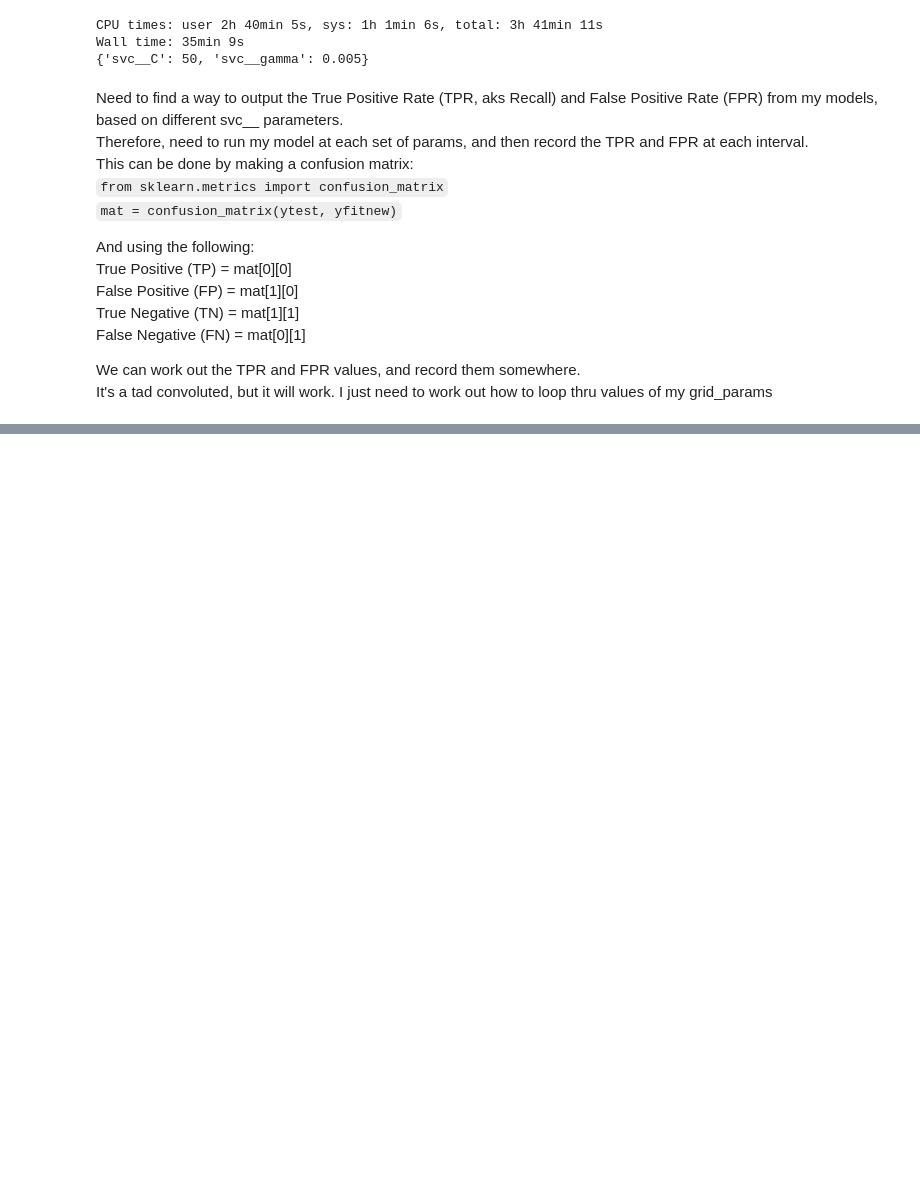
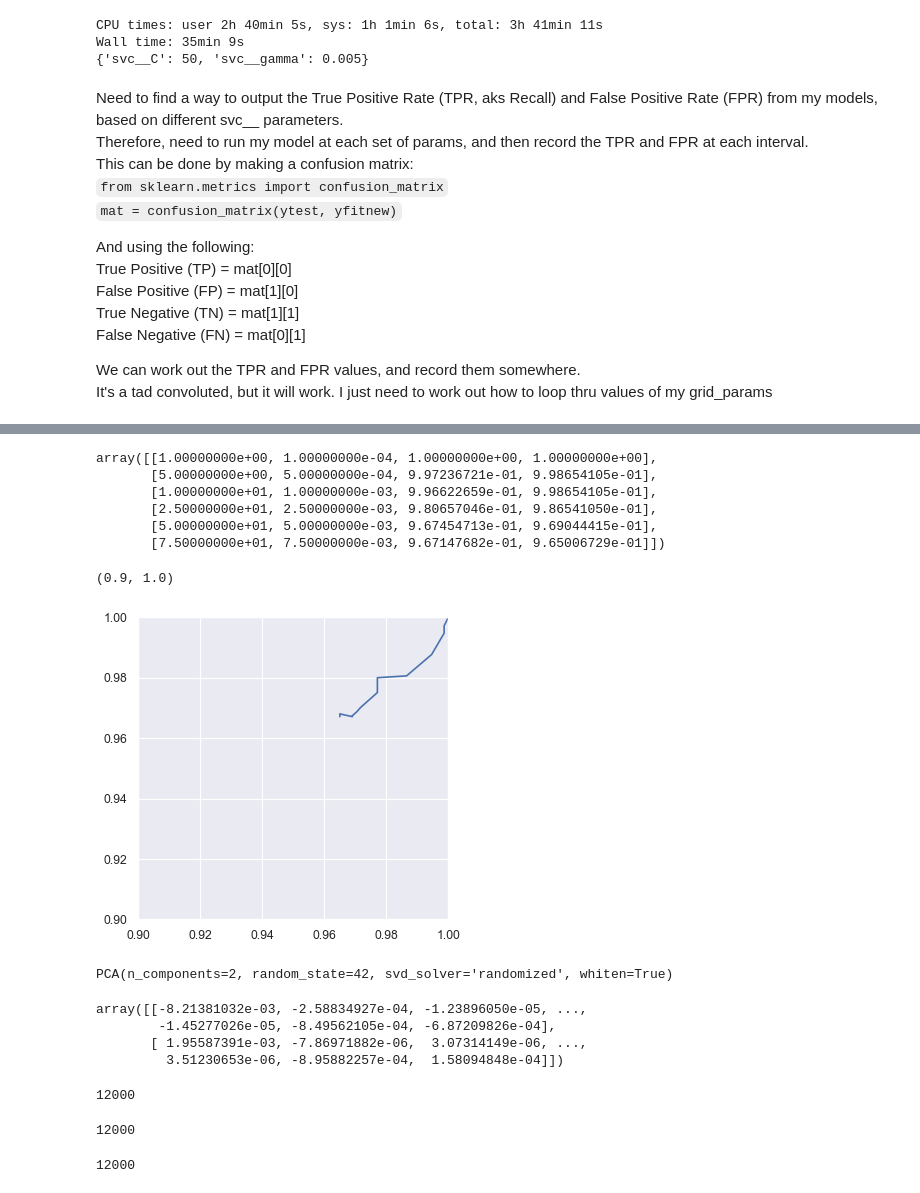
Before and after one commit to jdowzell/Thesis, a Jupyter notebook: 20210407 - ROC-AUC.ipynb, the cells around one changed output, grey strips where cells are left out. Cells and saved outputs as stored; diff of their text form; code cells hidden in the pictures; blank space fills up the shorter version.

```diff
--- a/20210407 - ROC-AUC.ipynb
+++ b/20210407 - ROC-AUC.ipynb
@@ -125,0 +212,2 @@ It's a tad convoluted, but it will work. I just need to work out how to loop thr
+# %%
+rocpoints = np.array(GetROC(fluxarr, isplanetarr))
@@ -125,0 +232,21 @@ It's a tad convoluted, but it will work. I just need to work out how to loop thr
+# %%
+rocpoints
+# %% [output]
+array([[1.00000000e+00, 1.00000000e-04, 1.00000000e+00, 1.00000000e+00],
+       [5.00000000e+00, 5.00000000e-04, 9.97236721e-01, 9.98654105e-01],
+       [1.00000000e+01, 1.00000000e-03, 9.96622659e-01, 9.98654105e-01],
+       [2.50000000e+01, 2.50000000e-03, 9.80657046e-01, 9.86541050e-01],
+       [5.00000000e+01, 5.00000000e-03, 9.67454713e-01, 9.69044415e-01],
+       [7.50000000e+01, 7.50000000e-03, 9.67147682e-01, 9.65006729e-01]])
+# %%
+Y = rocpoints[:, 2]
+X = rocpoints[:, 3]
+# %%
+figure(figsize=(5,5), dpi=80)
+plt.plot(X,Y)
+scale=[0.9,1]
+plt.xlim(scale)
+plt.ylim(scale)
+# %% [output]
+(0.9, 1.0)
+[figure, added]
@@ -125,0 +258,23 @@ It's a tad convoluted, but it will work. I just need to work out how to loop thr
+# %%
+pca.fit(Xtrain.T)
+# %% [output]
+PCA(n_components=2, random_state=42, svd_solver='randomized', whiten=True)
+# %%
+pca.components_
+# %% [output]
+array([[-8.21381032e-03, -2.58834927e-04, -1.23896050e-05, ...,
+        -1.45277026e-05, -8.49562105e-04, -6.87209826e-04],
+       [ 1.95587391e-03, -7.86971882e-06,  3.07314149e-06, ...,
+         3.51230653e-06, -8.95882257e-04,  1.58094848e-04]])
+# %%
+len(pca.components_[0])
+# %% [output]
+12000
+# %%
+len(pca.components_[1])
+# %% [output]
+12000
+# %%
+len(ytrain)
+# %% [output]
+12000
```
Also changed, not shown: parts of 9 cells of this notebook, 7 other files.
